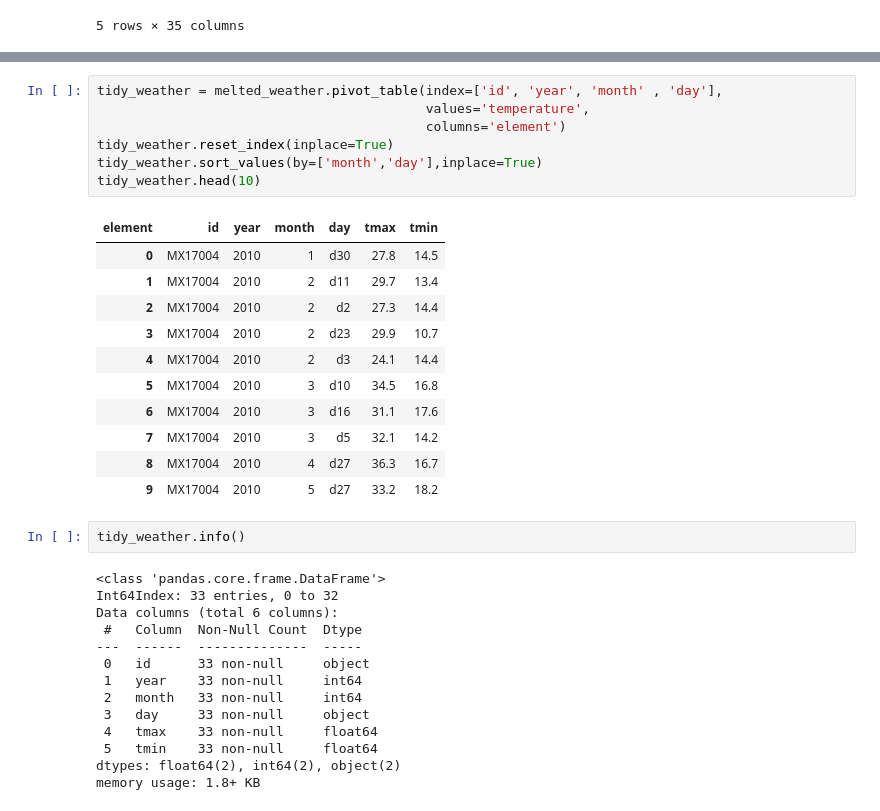
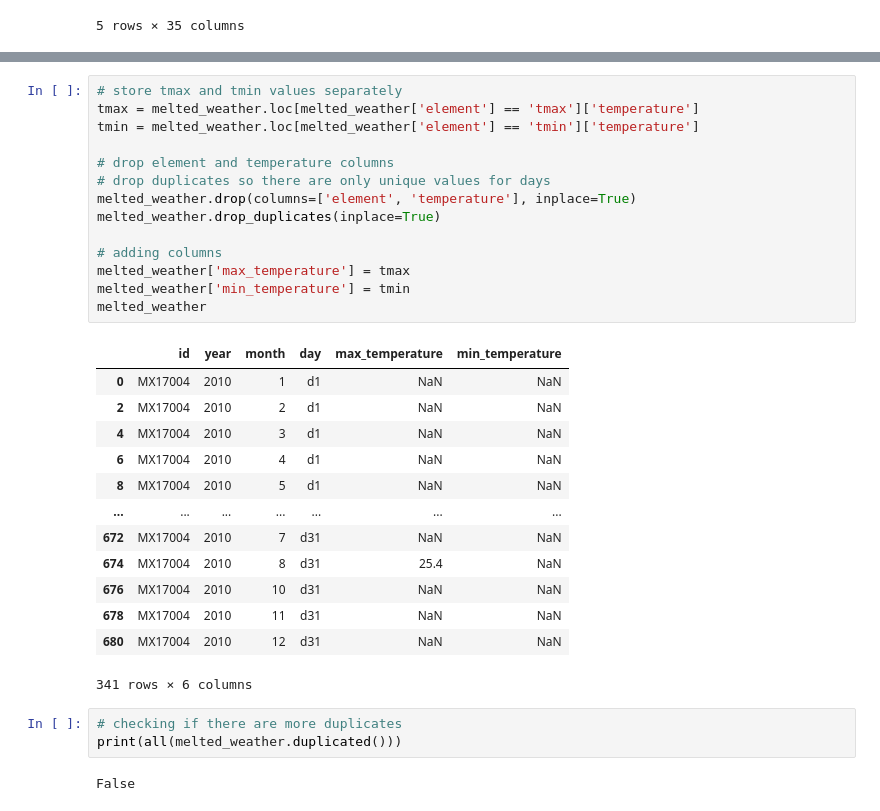
Before and after one commit to tw7366/Projects, a Jupyter notebook: Projects/Cleansing and Tidying Data.ipynb, the cells around one changed output, grey strips where cells are left out. Saved outputs shown, nothing was run; the diff lists cells and outputs as text.

```diff
--- a/Projects/Cleansing and Tidying Data.ipynb
+++ b/Projects/Cleansing and Tidying Data.ipynb
@@ -241,35 +234,33 @@ It's achievable by pivoting.
-# %%
-tidy_weather = melted_weather.pivot_table(index=['id', 'year', 'month' , 'day'],
-                                          values='temperature',
-                                          columns='element')
-tidy_weather.reset_index(inplace=True)
-tidy_weather.sort_values(by=['month','day'],inplace=True)
-tidy_weather.head(10)
-# %% [output]
-| element | id | year | month | day | tmax | tmin |
-| 0 | MX17004 | 2010 | 1 | d30 | 27.8 | 14.5 |
-| 1 | MX17004 | 2010 | 2 | d11 | 29.7 | 13.4 |
-| 2 | MX17004 | 2010 | 2 | d2 | 27.3 | 14.4 |
-| 3 | MX17004 | 2010 | 2 | d23 | 29.9 | 10.7 |
-| 4 | MX17004 | 2010 | 2 | d3 | 24.1 | 14.4 |
-| 5 | MX17004 | 2010 | 3 | d10 | 34.5 | 16.8 |
-| 6 | MX17004 | 2010 | 3 | d16 | 31.1 | 17.6 |
-| 7 | MX17004 | 2010 | 3 | d5 | 32.1 | 14.2 |
-| 8 | MX17004 | 2010 | 4 | d27 | 36.3 | 16.7 |
-| 9 | MX17004 | 2010 | 5 | d27 | 33.2 | 18.2 |
-# %%
-tidy_weather.info()
-# %% [output]
-<class 'pandas.core.frame.DataFrame'>
-Int64Index: 33 entries, 0 to 32
-Data columns (total 6 columns):
- #   Column  Non-Null Count  Dtype
----  ------  --------------  -----
- 0   id      33 non-null     object
- 1   year    33 non-null     int64
- 2   month   33 non-null     int64
- 3   day     33 non-null     object
- 4   tmax    33 non-null     float64
- 5   tmin    33 non-null     float64
-dtypes: float64(2), int64(2), object(2)
-memory usage: 1.8+ KB
+# %%
+# store tmax and tmin values separately
+tmax = melted_weather.loc[melted_weather['element'] == 'tmax']['temperature']
+tmin = melted_weather.loc[melted_weather['element'] == 'tmin']['temperature']
+
+# drop element and temperature columns
+# drop duplicates so there are only unique values for days
+melted_weather.drop(columns=['element', 'temperature'], inplace=True)
+melted_weather.drop_duplicates(inplace=True)
+
+# adding columns
+melted_weather['max_temperature'] = tmax
+melted_weather['min_temperature'] = tmin
+melted_weather
+# %% [output]
+|  | id | year | month | day | max_temperature | min_temperature |
+| 0 | MX17004 | 2010 | 1 | d1 | NaN | NaN |
+| 2 | MX17004 | 2010 | 2 | d1 | NaN | NaN |
+| 4 | MX17004 | 2010 | 3 | d1 | NaN | NaN |
+| 6 | MX17004 | 2010 | 4 | d1 | NaN | NaN |
+| 8 | MX17004 | 2010 | 5 | d1 | NaN | NaN |
+| ... | ... | ... | ... | ... | ... | ... |
+| 672 | MX17004 | 2010 | 7 | d31 | NaN | NaN |
+| 674 | MX17004 | 2010 | 8 | d31 | 25.4 | NaN |
+| 676 | MX17004 | 2010 | 10 | d31 | NaN | NaN |
+| 678 | MX17004 | 2010 | 11 | d31 | NaN | NaN |
+| 680 | MX17004 | 2010 | 12 | d31 | NaN | NaN |
+341 rows × 6 columns
+# %%
+# checking if there are more duplicates
+print(all(melted_weather.duplicated()))
+# %% [output]
+False
```
Also changed, not shown: parts of 4 cells of this notebook.
